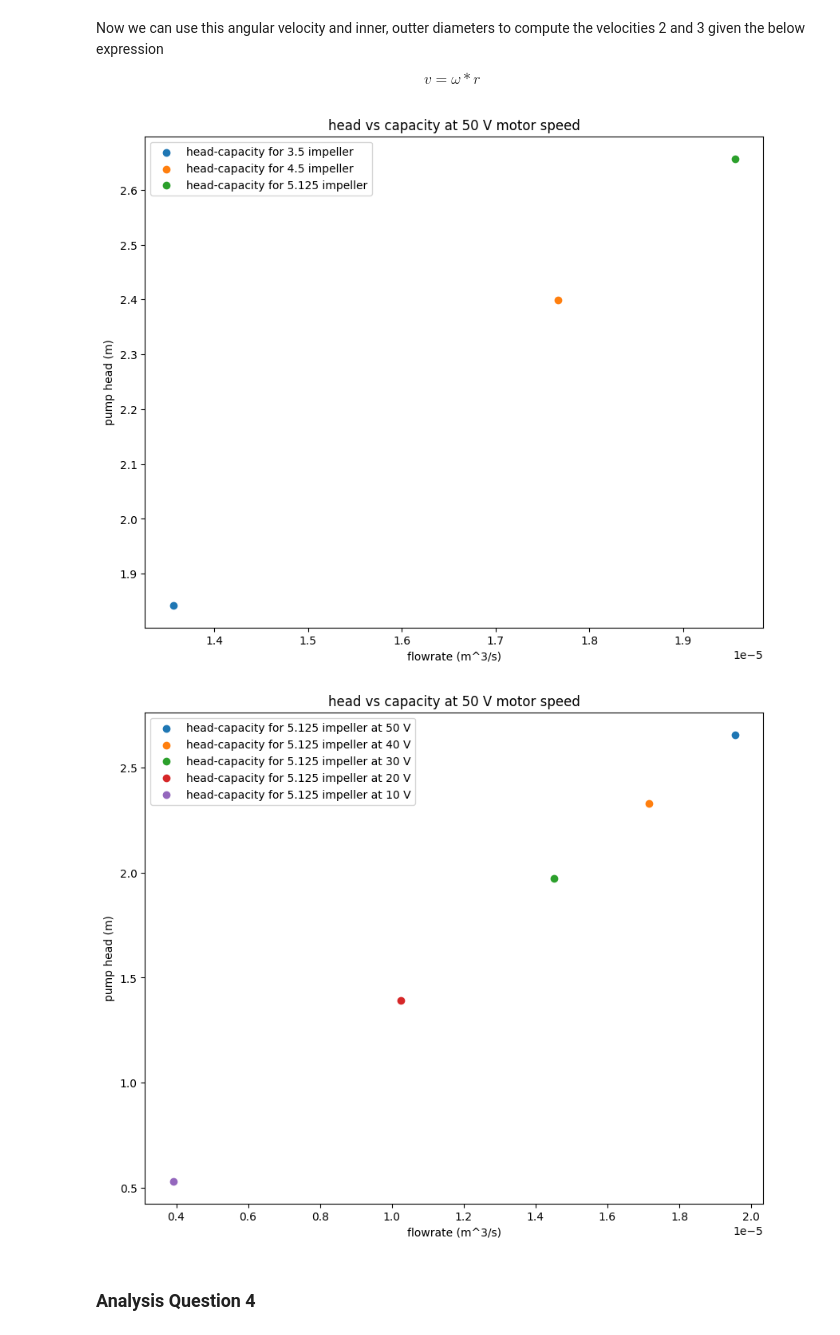
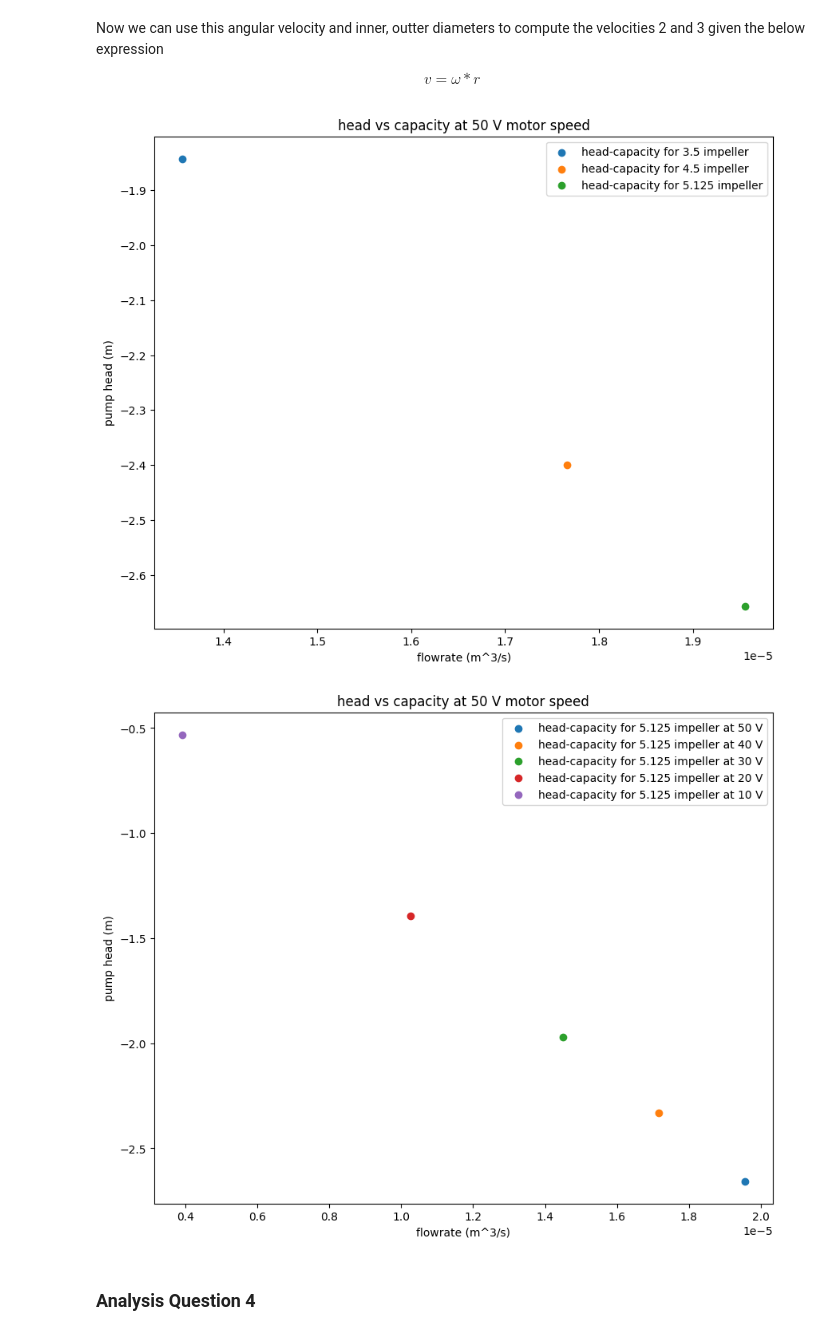
Before and after one commit to rahilisashaik/cbe154, a Jupyter notebook: centrifugal-pump/exp-data-analysis.ipynb, the cells around one changed output. Saved outputs shown, nothing was run; the diff lists cells and outputs as text; code cells hidden in the pictures.

```diff
--- a/centrifugal-pump/exp-data-analysis.ipynb
+++ b/centrifugal-pump/exp-data-analysis.ipynb
@@ -247,7 +247,7 @@ $$ v = \omega * r$$
 df["angular_velocity_ext"] = df["ext_fpm"] * (2 * np.pi / 60)
 df["angular_velocity_int"] = df["int_fpm"] * (2 * np.pi / 60)
 # %%
-df["head_ideal"] = (((df["angular_velocity_ext"] ** 2)/(g)) * ((df["impeller_diam_meters"]/2) ** 2 - (df["inner_diam_meters"]/2) ** 2) + ((df["pump_suction_pressure_pa"] ** 2) - (df["pump_discharge_pressure_pa"] ** 2)) / (2 * g))
+df["head_ideal"] = (((df["angular_velocity_int"] ** 2)/(g)) * ((df["impeller_diam_meters"]/2) ** 2 - (df["inner_diam_meters"]/2) ** 2) + ((df["pump_suction_pressure"] ** 2) - (df["pump_discharge_pressure"] ** 2)) / (2 * g))
 df["delta_head_ideal"] = df["head_ideal"].diff()
 # %%
 df_50 = df.query("motor_speed == 50")
@@ -256,25 +256,25 @@ plt.figure(figsize=(10,8))
 for diam in df["impeller_diam"].unique():
     df_diam = df_50.query("impeller_diam == @diam")
     plt.title("head vs capacity at 50 V motor speed")
-    plt.scatter(df_diam["volumetric_flowrate"], df_diam["head_exp"], marker="o", label = f"head-capacity for {diam} impeller")
+    plt.scatter(df_diam["volumetric_flowrate"], -df_diam["head_exp"], marker="o", label = f"head-capacity for {diam} impeller")
     plt.legend()
     plt.xlabel("flowrate (m^3/s)")
     plt.ylabel("pump head (m)")
 # %% [output]
-[figure, old version]
+[figure, new version]
 # %%
 df_big = df.query("impeller_diam == 5.125")
 # %%
 plt.figure(figsize=(10,8))
 for speed in df["motor_speed"].unique():
     df_speed = df_big.query("motor_speed == @speed")
     plt.title("head vs capacity at 50 V motor speed")
-    plt.scatter(df_speed["volumetric_flowrate"], df_speed["head_exp"], marker="o", label = f"head-capacity for 5.125 impeller at {speed} V")
+    plt.scatter(df_speed["volumetric_flowrate"], -df_speed["head_exp"], marker="o", label = f"head-capacity for 5.125 impeller at {speed} V")
     plt.legend()
     plt.xlabel("flowrate (m^3/s)")
     plt.ylabel("pump head (m)")
 # %% [output]
-[figure, old version]
+[figure, new version]
 # %% [markdown]
 ### Analysis Question 4
 # %% [markdown]
```
Also changed, not shown: parts of 9 cells of this notebook.
